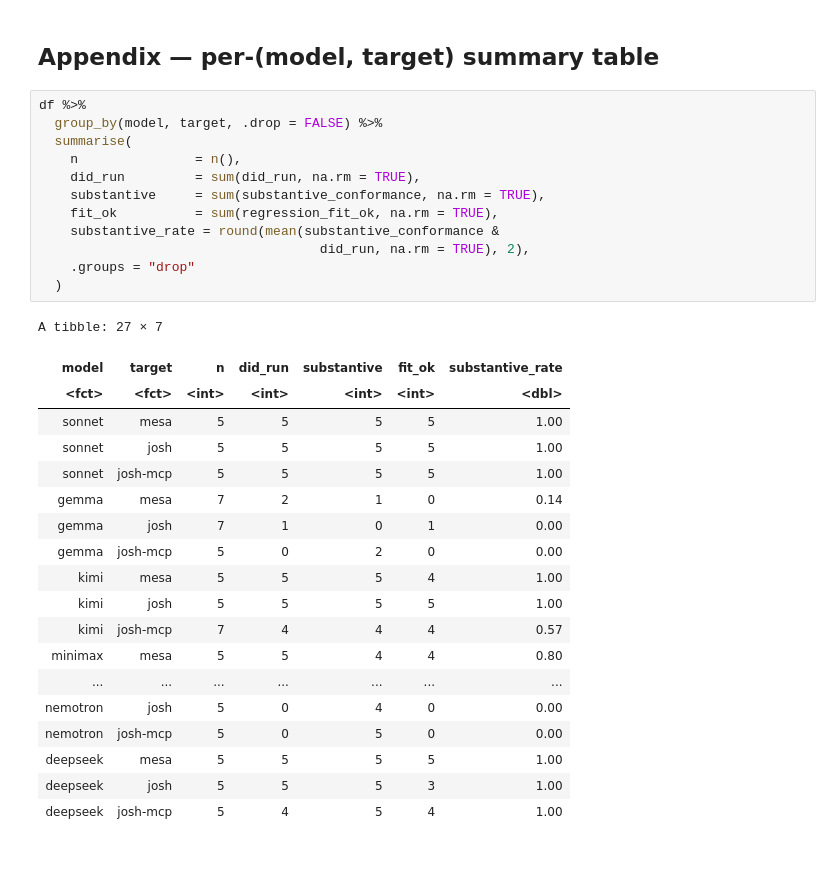
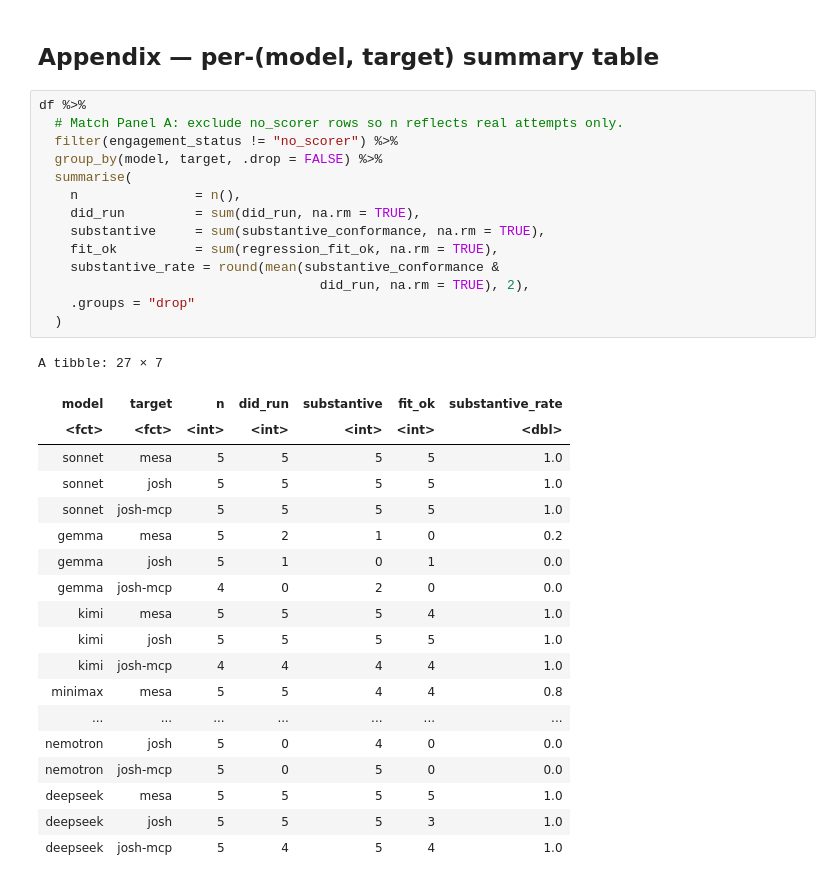
Before and after one commit to SchmidtDSE/josh-llm-experiment, a Jupyter notebook: analysis/headline_r.ipynb, the cells around one changed output. Cells and saved outputs as stored; diff of their text form.

```diff
--- a/analysis/headline_r.ipynb
+++ b/analysis/headline_r.ipynb
@@ -392,33 +399,35 @@ ggsave(file.path(OUT_DIR, "cost_ggplot.pdf"), p_cost, width = 11, height = 9)
 ## Appendix — per-(model, target) summary table
 # %%
 df %>%
+  # Match Panel A: exclude no_scorer rows so n reflects real attempts only.
+  filter(engagement_status != "no_scorer") %>%
   group_by(model, target, .drop = FALSE) %>%
   summarise(
     n               = n(),
     did_run         = sum(did_run, na.rm = TRUE),
     substantive     = sum(substantive_conformance, na.rm = TRUE),
     fit_ok          = sum(regression_fit_ok, na.rm = TRUE),
     substantive_rate = round(mean(substantive_conformance &
                                     did_run, na.rm = TRUE), 2),
     .groups = "drop"
   )
 # %% [output]
 A tibble: 27 × 7
 | model | target | n | did_run | substantive | fit_ok | substantive_rate |
 | <fct> | <fct> | <int> | <int> | <int> | <int> | <dbl> |
-| sonnet | mesa | 5 | 5 | 5 | 5 | 1.00 |
-| sonnet | josh | 5 | 5 | 5 | 5 | 1.00 |
-| sonnet | josh-mcp | 5 | 5 | 5 | 5 | 1.00 |
-| gemma | mesa | 7 | 2 | 1 | 0 | 0.14 |
-| gemma | josh | 7 | 1 | 0 | 1 | 0.00 |
-| gemma | josh-mcp | 5 | 0 | 2 | 0 | 0.00 |
-| kimi | mesa | 5 | 5 | 5 | 4 | 1.00 |
-| kimi | josh | 5 | 5 | 5 | 5 | 1.00 |
-| kimi | josh-mcp | 7 | 4 | 4 | 4 | 0.57 |
-| minimax | mesa | 5 | 5 | 4 | 4 | 0.80 |
+| sonnet | mesa | 5 | 5 | 5 | 5 | 1.0 |
+| sonnet | josh | 5 | 5 | 5 | 5 | 1.0 |
+| sonnet | josh-mcp | 5 | 5 | 5 | 5 | 1.0 |
+| gemma | mesa | 5 | 2 | 1 | 0 | 0.2 |
+| gemma | josh | 5 | 1 | 0 | 1 | 0.0 |
+| gemma | josh-mcp | 4 | 0 | 2 | 0 | 0.0 |
+| kimi | mesa | 5 | 5 | 5 | 4 | 1.0 |
+| kimi | josh | 5 | 5 | 5 | 5 | 1.0 |
+| kimi | josh-mcp | 4 | 4 | 4 | 4 | 1.0 |
+| minimax | mesa | 5 | 5 | 4 | 4 | 0.8 |
 | ... | ... | ... | ... | ... | ... | ... |
-| nemotron | josh | 5 | 0 | 4 | 0 | 0.00 |
-| nemotron | josh-mcp | 5 | 0 | 5 | 0 | 0.00 |
-| deepseek | mesa | 5 | 5 | 5 | 5 | 1.00 |
-| deepseek | josh | 5 | 5 | 5 | 3 | 1.00 |
-| deepseek | josh-mcp | 5 | 4 | 5 | 4 | 1.00 |
+| nemotron | josh | 5 | 0 | 4 | 0 | 0.0 |
+| nemotron | josh-mcp | 5 | 0 | 5 | 0 | 0.0 |
+| deepseek | mesa | 5 | 5 | 5 | 5 | 1.0 |
+| deepseek | josh | 5 | 5 | 5 | 3 | 1.0 |
+| deepseek | josh-mcp | 5 | 4 | 5 | 4 | 1.0 |
```
Also changed, not shown: parts of 18 cells of this notebook.
